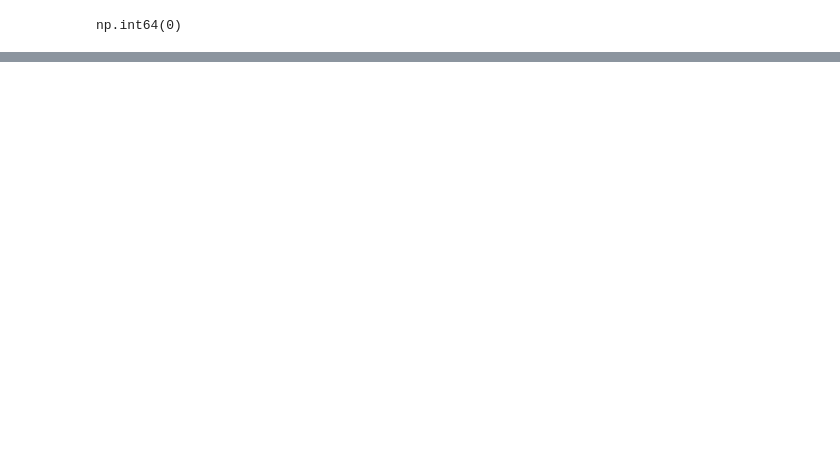
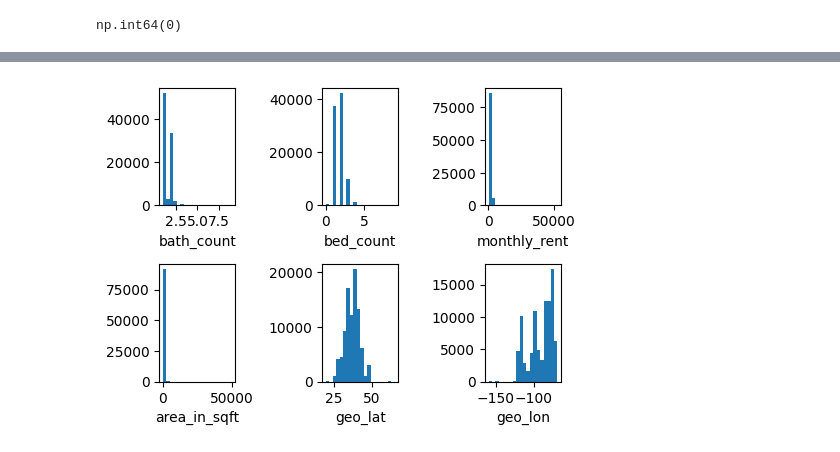
Before and after one commit to srikanthravipati27/ml, a Jupyter notebook: Project.ipynb, the cells around one changed output, grey strips where cells are left out. Drawn from its saved outputs; the diff is of its cells as text; code cells hidden in the pictures; blank space fills up the shorter version.

```diff
--- a/Project.ipynb
+++ b/Project.ipynb
@@ -146,0 +195,4 @@ np.int64(0)
+# %%
+num=data.select_dtypes(include='number').columns
+cat=data.select_dtypes(include='object').columns
+print(cat,num)
@@ -146,0 +206,10 @@ np.int64(0)
+# %%
+plt.figure(figsize=(5,5))
+for i in range(len(num)):
+  plt.subplot(3,3,i+1)
+  plt.hist(data[num[i]],bins=20)
+  plt.xlabel(num[i])
+  plt.tight_layout()
+plt.show()
+# %% [output]
+[figure, added]
```
Also changed, not shown: parts of 22 cells of this notebook.
